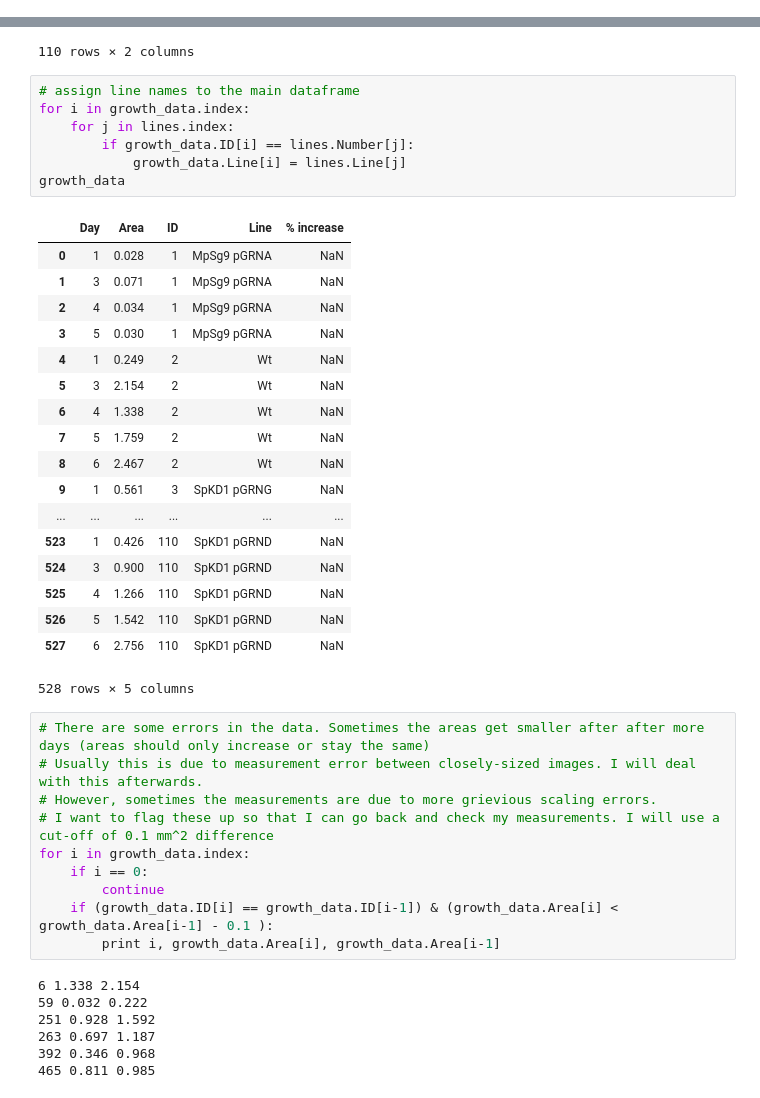
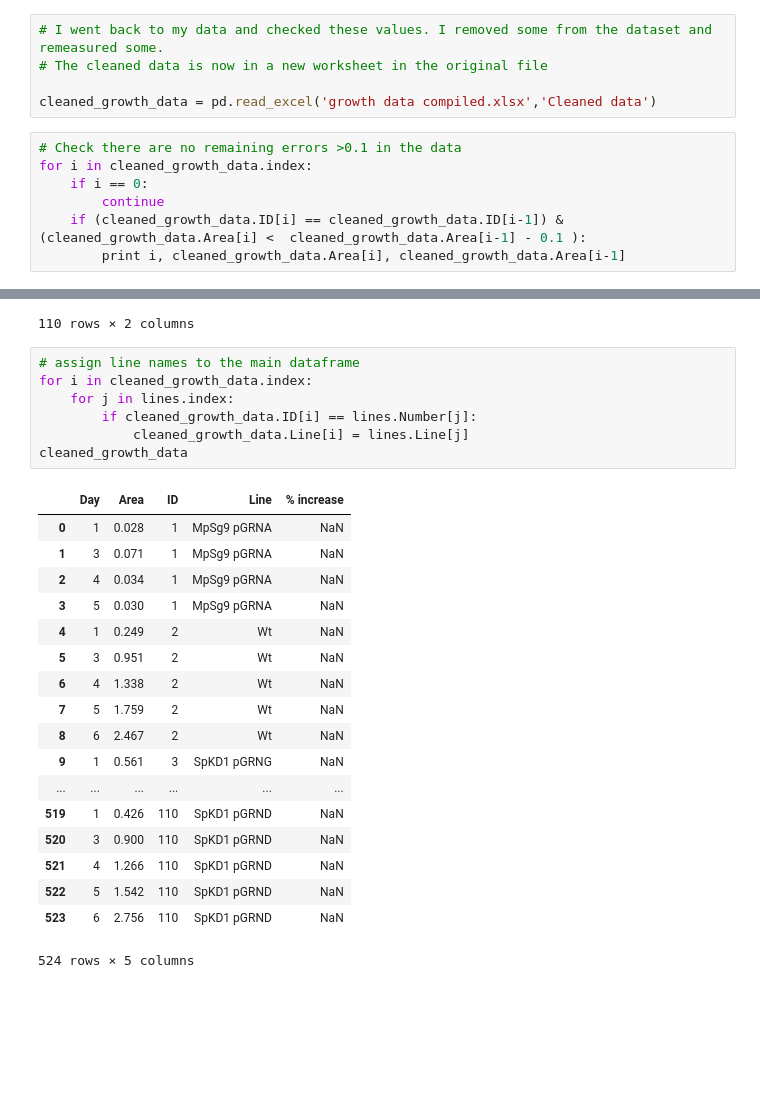
Before and after one commit to linbug/Liverwort-growth-rate-analysis, a Jupyter notebook: growth rate analysis.ipynb, the cells around one changed output, grey strips where cells are left out. Saved outputs shown, nothing was run; the diff lists cells and outputs as text; blank space fills up the shorter version.

Commit message:
Cleaning dataset
Removing or remeasuring large measurement errors

```diff
--- a/growth rate analysis.ipynb
+++ b/growth rate analysis.ipynb
@@ -33,3 +50,15 @@ growth_data
+# %%
+# I went back to my data and checked these values. I removed some from the dataset and remeasured some.
+# The cleaned data is now in a new worksheet in the original file
+
+cleaned_growth_data = pd.read_excel('growth data compiled.xlsx','Cleaned data')
+# %%
+# Check there are no remaining errors >0.1 in the data
+for i in cleaned_growth_data.index:
+    if i == 0:
+        continue
+    if (cleaned_growth_data.ID[i] == cleaned_growth_data.ID[i-1]) & (cleaned_growth_data.Area[i] <  cleaned_growth_data.Area[i-1] - 0.1 ):
+        print i, cleaned_growth_data.Area[i], cleaned_growth_data.Area[i-1]
 # %%
 lines = pd.read_excel('growth data compiled.xlsx','Lines')
 lines
@@ -54,44 +83,27 @@ lines
 110 rows × 2 columns
 # %%
 # assign line names to the main dataframe
-for i in growth_data.index:
+for i in cleaned_growth_data.index:
     for j in lines.index:
-        if growth_data.ID[i] == lines.Number[j]:
-            growth_data.Line[i] = lines.Line[j]
-growth_data
+        if cleaned_growth_data.ID[i] == lines.Number[j]:
+            cleaned_growth_data.Line[i] = lines.Line[j]
+cleaned_growth_data
 # %% [output]
 |  | Day | Area | ID | Line | % increase |
 | 0 | 1 | 0.028 | 1 | MpSg9 pGRNA | NaN |
 | 1 | 3 | 0.071 | 1 | MpSg9 pGRNA | NaN |
 | 2 | 4 | 0.034 | 1 | MpSg9 pGRNA | NaN |
 | 3 | 5 | 0.030 | 1 | MpSg9 pGRNA | NaN |
 | 4 | 1 | 0.249 | 2 | Wt | NaN |
-| 5 | 3 | 2.154 | 2 | Wt | NaN |
+| 5 | 3 | 0.951 | 2 | Wt | NaN |
 | 6 | 4 | 1.338 | 2 | Wt | NaN |
 | 7 | 5 | 1.759 | 2 | Wt | NaN |
 | 8 | 6 | 2.467 | 2 | Wt | NaN |
 | 9 | 1 | 0.561 | 3 | SpKD1 pGRNG | NaN |
 | ... | ... | ... | ... | ... | ... |
-| 523 | 1 | 0.426 | 110 | SpKD1 pGRND | NaN |
-| 524 | 3 | 0.900 | 110 | SpKD1 pGRND | NaN |
-| 525 | 4 | 1.266 | 110 | SpKD1 pGRND | NaN |
-| 526 | 5 | 1.542 | 110 | SpKD1 pGRND | NaN |
-| 527 | 6 | 2.756 | 110 | SpKD1 pGRND | NaN |
+| 519 | 1 | 0.426 | 110 | SpKD1 pGRND | NaN |
+| 520 | 3 | 0.900 | 110 | SpKD1 pGRND | NaN |
+| 521 | 4 | 1.266 | 110 | SpKD1 pGRND | NaN |
+| 522 | 5 | 1.542 | 110 | SpKD1 pGRND | NaN |
+| 523 | 6 | 2.756 | 110 | SpKD1 pGRND | NaN |
-528 rows × 5 columns
+524 rows × 5 columns
-# %%
-# There are some errors in the data. Sometimes the areas get smaller after after more days (areas should only increase or stay the same)
-# Usually this is due to measurement error between closely-sized images. I will deal with this afterwards.
-# However, sometimes the measurements are due to more grievious scaling errors.
-# I want to flag these up so that I can go back and check my measurements. I will use a cut-off of 0.1 mm^2 difference
-for i in growth_data.index:
-    if i == 0:
-        continue
-    if (growth_data.ID[i] == growth_data.ID[i-1]) & (growth_data.Area[i] <  growth_data.Area[i-1] - 0.1 ):
-        print i, growth_data.Area[i], growth_data.Area[i-1]
-# %% [output]
-6 1.338 2.154
-59 0.032 0.222
-251 0.928 1.592
-263 0.697 1.187
-392 0.346 0.968
-465 0.811 0.985
```
Also changed, not shown: parts of 3 cells of this notebook.
